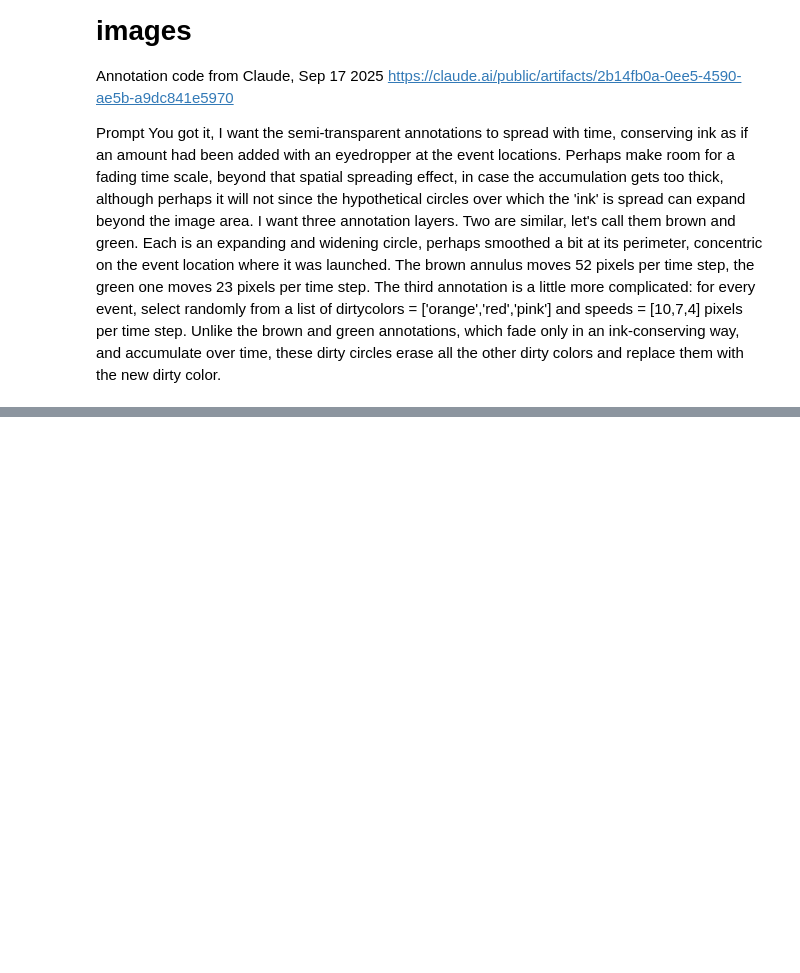
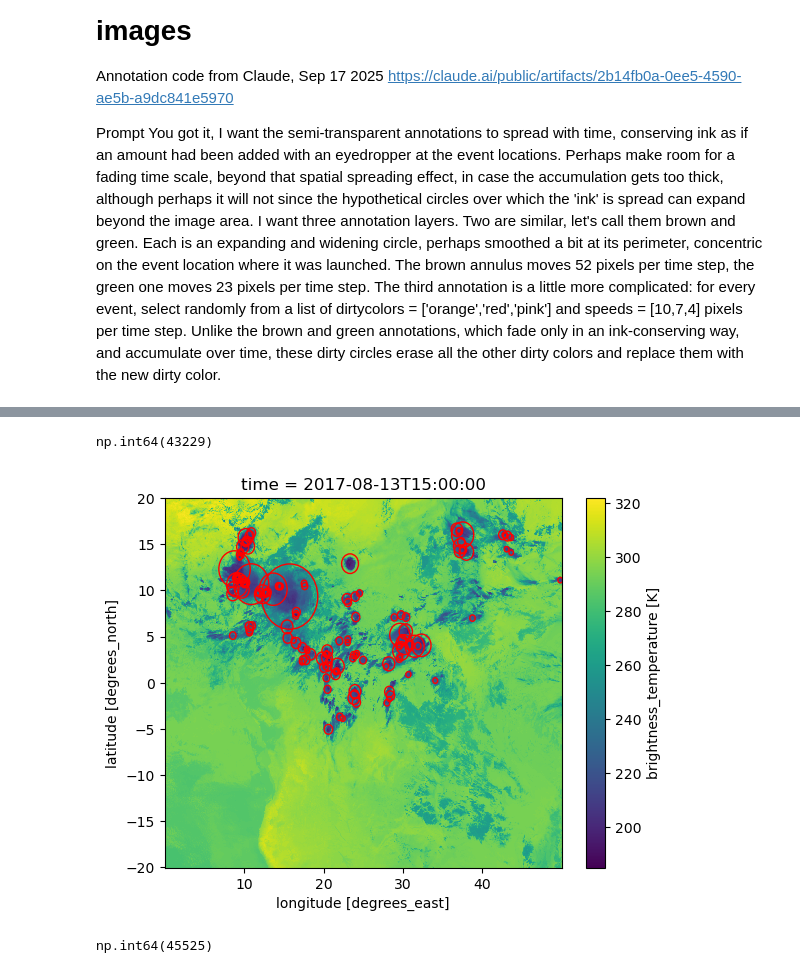
Before and after one commit to brianmapes/SkySymphony, a Jupyter notebook: Annotated_images_movingbox.ipynb, the cells around one changed output, grey strips where cells are left out. Saved outputs shown, nothing was run; the diff lists cells and outputs as text; code cells hidden in the pictures; blank space fills up the shorter version.

```diff
--- a/Annotated_images_movingbox.ipynb
+++ b/Annotated_images_movingbox.ipynb
@@ -152,9 +218,13 @@ def detect_events(data_array):
 # %%
-# Define the folder path to the data files
-folder_path = '/Users/bmapes/Box/Sky_Symphony_Box/ERNESTO12/GridSatBoxes/Test10files/'
-folder_path = '/Users/bmapes/Box/Sky_Symphony_Box/ERNESTO12/GridSatBoxes/'
-output_path = '/Users/bmapes/Box/Sky_Symphony_Box/ERNESTO12/Images/'
+# Open data files
 
-#output_pdf = '/Users/bmapes/Box/Sky_Symphony_Box/ERNESTO12/Images.pdf'    # mkdir if needed
+from pathlib import Path
+datafiles = '/Users/bmapes/Box/Sky_Symphony_Box/IRMA2017_weekprior/IRfiles/'+ \
+            'merg_20170813[0,1]*_4km-pixel.nc4'
 
-varname = 'irwin_cdr'
+OUTPUT = Path('/Users/bmapes/Box/Sky_Symphony_Box/IRMA2017_weekprior/Images_annot_spokes/')
+OUTPUT.mkdir(exist_ok=True, parents=True)
+OUTDIR = '/Users/bmapes/Box/Sky_Symphony_Box/IRMA2017_weekprior/Images_annot_spokes/'
+
+Tb = xr.open_mfdataset(datafiles).Tb
+Tb
@@ -364,0 +337,20 @@ for it,filename in enumerate(filenames):
+# %%
+# TESTING event finder
+
+from matplotlib.patches import Circle  # for a graphical test
+
+data_array = Tb[20]
+
+centroids,sizes = get_feature_centroids_and_sizes(data_array, sigma=5, threshold=230, min_size=50)
+data_array.plot()
+for (lat, lon), size in zip(centroids, sizes):
+    plt.gca().add_patch(Circle((lon, lat), radius=np.sqrt(size/200/np.pi), fill=False, edgecolor='red'))
+
+np.sum(sizes)
+# %% [output]
+np.int64(43229)
+[figure, added]
+# %%
+np.sum(sizes)
+# %% [output]
+np.int64(45525)
```
Also changed, not shown: parts of 11 cells of this notebook, 22 other files.
